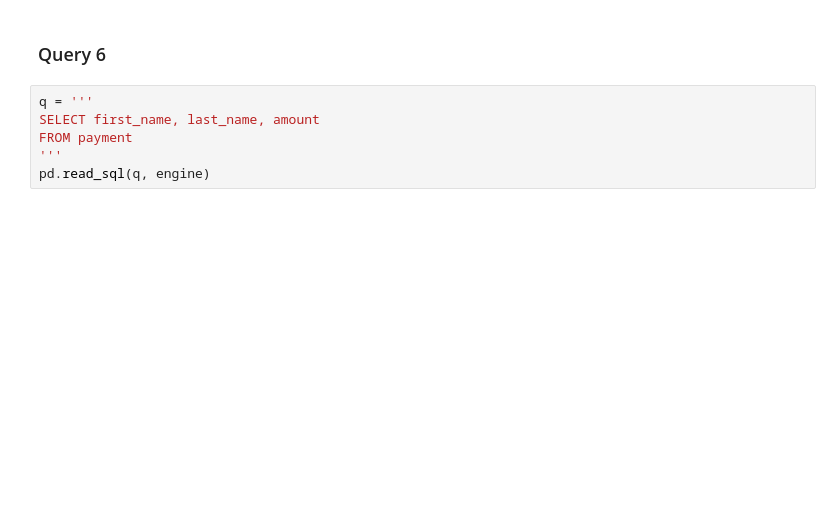
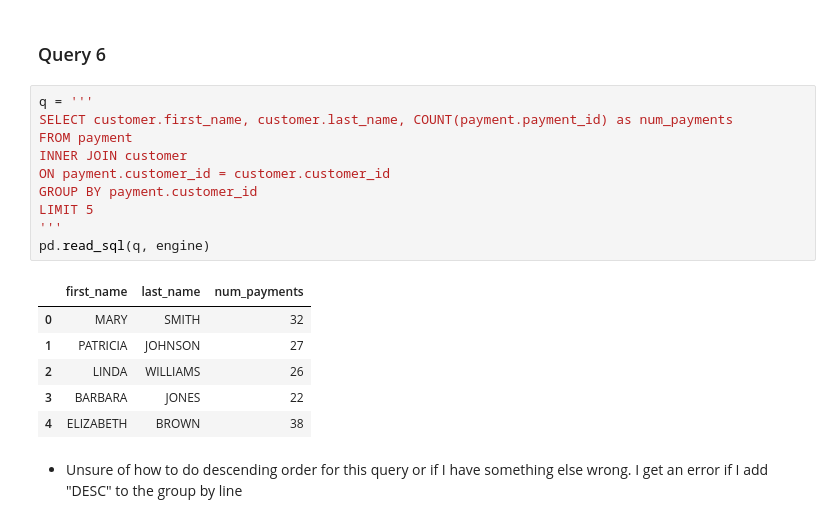
Before and after one commit to Zach-Hanson3/Queries--Sakila--Core--Assignment, a Jupyter notebook: Queries Assignment.ipynb, the cells around one changed output. Saved outputs shown, nothing was run; the diff lists cells and outputs as text; blank space fills up the shorter version.

```diff
--- a/Queries Assignment.ipynb
+++ b/Queries Assignment.ipynb
@@ -148,7 +165,20 @@ pd.read_sql(q, engine)
 ### Query 6
 # %%
 q = '''
-SELECT first_name, last_name, amount
+SELECT customer.first_name, customer.last_name, COUNT(payment.payment_id) as num_payments
 FROM payment
+INNER JOIN customer
+ON payment.customer_id = customer.customer_id
+GROUP BY payment.customer_id
+LIMIT 5
 '''
 pd.read_sql(q, engine)
+# %% [output]
+|  | first_name | last_name | num_payments |
+| 0 | MARY | SMITH | 32 |
+| 1 | PATRICIA | JOHNSON | 27 |
+| 2 | LINDA | WILLIAMS | 26 |
+| 3 | BARBARA | JONES | 22 |
+| 4 | ELIZABETH | BROWN | 38 |
+# %% [markdown]
+- Unsure of how to do descending order for this query or if I have something else wrong. I get an error if I add "DESC" to the group by line
```
Also changed, not shown: parts of 1 cell of this notebook.
